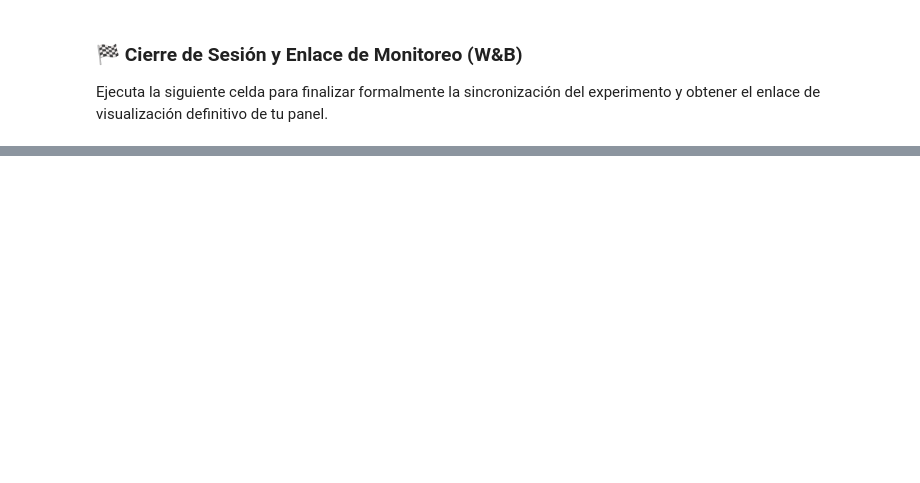
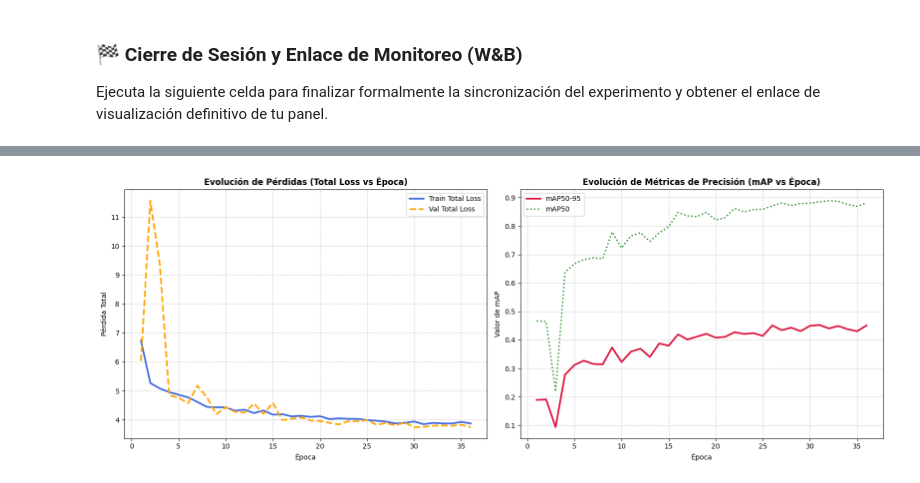
Before and after one commit to AndresMontesDeOca/vision_computadora_II, a Jupyter notebook: TP/Couter_Strike.ipynb, the cells around one changed output, grey strips where cells are left out. Cells and saved outputs as stored; diff of their text form; code cells hidden in the pictures; blank space fills up the shorter version.

```diff
--- a/TP/Couter_Strike.ipynb
+++ b/TP/Couter_Strike.ipynb
@@ -855,0 +767,85 @@ Nota: Asegúrate de tener conexión activa a internet y haber iniciado sesión c
+# %%
+import os
+import glob
+import pandas as pd
+import matplotlib.pyplot as plt
+import wandb
+
+# 1. Localizar el último directorio de entrenamiento donde se guardaron los resultados de YOLOv11
+runs_dir = "/content/runs/detect"
+runs_folders = sorted(glob.glob(os.path.join(runs_dir, "run_*_es*")))
+
+if runs_folders:
+    latest_run_dir = runs_folders[-1]
+    results_csv_path = os.path.join(latest_run_dir, "results.csv")
+
+    if os.path.exists(results_csv_path):
+        print(f"[*] Cargando resultados desde: {results_csv_path}")
+        df_results = pd.read_csv(results_csv_path)
+
+        # Limpiar nombres de columnas (eliminar espacios en blanco sobrantes)
+        df_results.columns = [c.strip() for c in df_results.columns]
+
+        # Crear figura con 2 subplots
+        fig, axes = plt.subplots(1, 2, figsize=(16, 6))
+
+        # 1. Gráfico de Epoch vs Loss (Train vs Val)
+        train_loss = df_results['train/box_loss'] + df_results['train/cls_loss'] + df_results['train/dfl_loss']
+        val_loss = df_results['val/box_loss'] + df_results['val/cls_loss'] + df_results['val/dfl_loss']
+        epochs = df_results['epoch']
+
+        axes[0].plot(epochs, train_loss, label="Train Total Loss", color="royalblue", linewidth=2.5)
+        axes[0].plot(epochs, val_loss, label="Val Total Loss", color="orange", linestyle="--", linewidth=2.5)
+        axes[0].set_title("Evolución de Pérdidas (Total Loss vs Época)", fontsize=12, weight="bold")
+        axes[0].set_xlabel("Época", fontsize=10)
+        axes[0].set_ylabel("Pérdida Total", fontsize=10)
+        axes[0].grid(True, linestyle="--", alpha=0.6)
+        axes[0].legend()
+
+        # 2. Gráfico de Epoch vs mAP50-95
+        map50_95 = df_results['metrics/mAP50-95(B)']
+        map50 = df_results['metrics/mAP50(B)']
+
+        axes[1].plot(epochs, map50_95, label="mAP50-95", color="crimson", linewidth=2.5)
+        axes[1].plot(epochs, map50, label="mAP50", color="forestgreen", linestyle=":", linewidth=2)
+        axes[1].set_title("Evolución de Métricas de Precisión (mAP vs Época)", fontsize=12, weight="bold")
+        axes[1].set_xlabel("Época", fontsize=10)
+        axes[1].set_ylabel("Valor de mAP", fontsize=10)
+        axes[1].grid(True, linestyle="--", alpha=0.6)
+        axes[1].legend()
+
+        plt.tight_layout()
+        plt.show()
+
+        # 2. Registrar las gráficas en el run actual activo de W&B
+        if wandb.run is not None:
+            print("[*] Registrando gráficos interactivos directamente en Weights & Biases...")
+            wandb.log({
+                "plots/epoch_vs_loss_chart": wandb.Image(fig),
+                "plots/epoch_vs_loss": wandb.plot.line_series(
+                    xs=epochs.tolist(),
+                    ys=[train_loss.tolist(), val_loss.tolist()],
+                    keys=["Train Loss", "Val Loss"],
+                    title="Pérdidas Totales por Época",
+                    xname="Época"
+                ),
+                "plots/epoch_vs_map50_95": wandb.plot.line_series(
+                    xs=epochs.tolist(),
+                    ys=[map50_95.tolist(), map50.tolist()],
+                    keys=["mAP50-95", "mAP50"],
+                    title="mAP Metrics por Época",
+                    xname="Época"
+                )
+            })
+            print("[+] Sincronización exitosa en tu panel de control de W&B.")
+
+            # Finalizar la sesión después de sincronizar
+            print("[*] Finalizando sesión de Weights & Biases...")
+            wandb.finish()
+        else:
+            print("[!] No se detectó ninguna sesión activa de W&B en ejecución para subir métricas.")
+    else:
+        print(f"[!] No se pudo encontrar el archivo results.csv en {results_csv_path}")
+else:
+    print("[!] No se encontró ninguna carpeta de ejecución en runs/detect/")
+# %% [output]
@@ -855,0 +853 @@ Nota: Asegúrate de tener conexión activa a internet y haber iniciado sesión c
+[figure, added]
```
Also changed, not shown: parts of 10 cells of this notebook.
